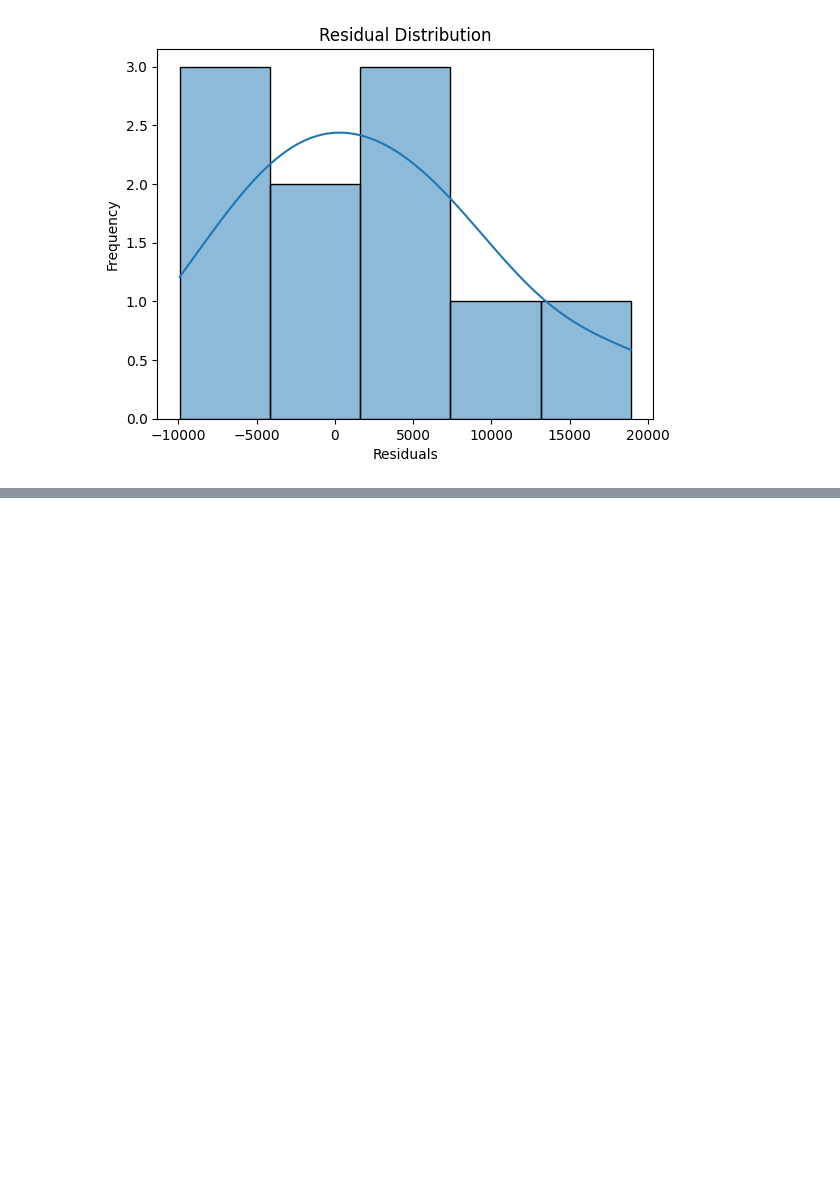
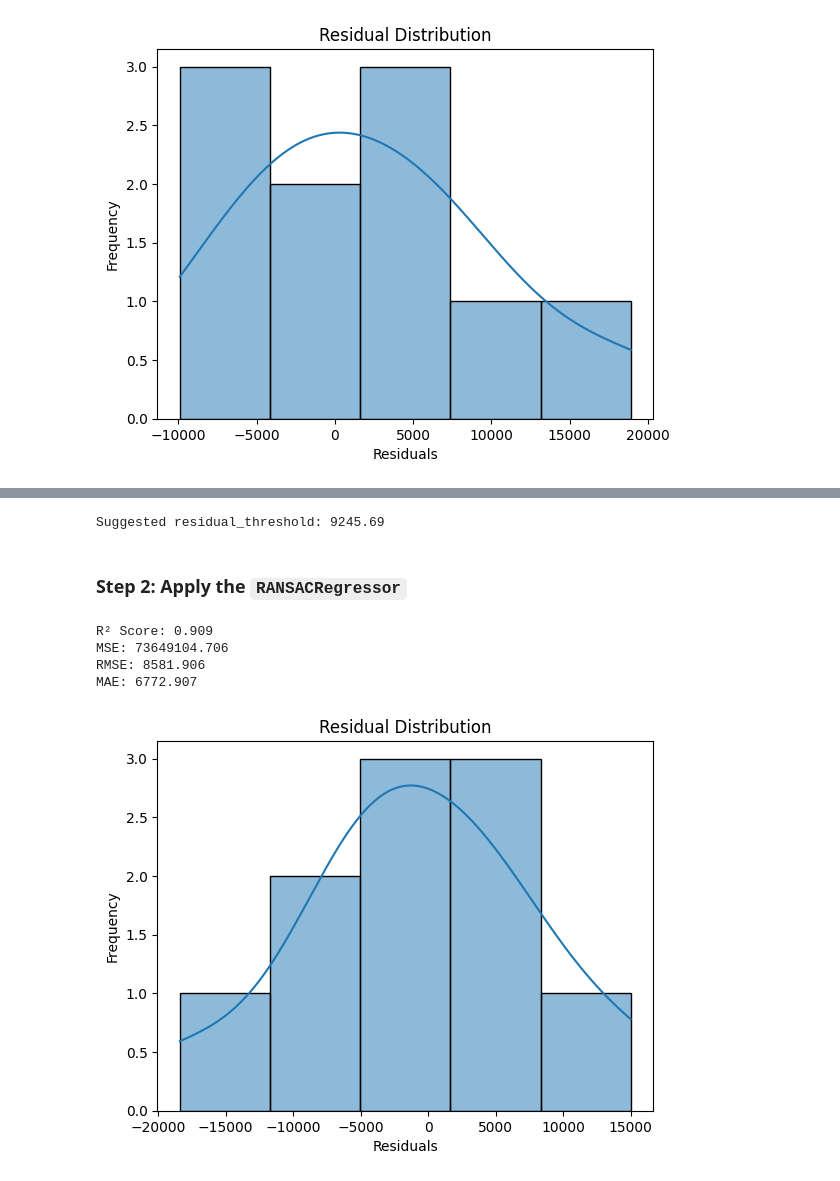
Before and after one commit to basu-binayak/TheMLVault, a Jupyter notebook: Regression/MLR_Linear_Huber_RANSAC_Theil-Sen.ipynb, the cells around one changed output, grey strips where cells are left out. Drawn from its saved outputs; the diff is of its cells as text; code cells hidden in the pictures; blank space fills up the shorter version.

```diff
--- a/Regression/MultipleLinearRegression.ipynb
+++ b/Regression/MLR_Linear_Huber_RANSAC_Theil-Sen.ipynb
@@ -572,0 +706,35 @@ MAE: 6430.578
+# %%
+import numpy as np
+
+numeric_cols = X_train.select_dtypes(include=['number']).columns.tolist()
+
+# data preprocessing
+preprocessor = ColumnTransformer(transformers=[
+    ('num_scaler', StandardScaler(), numeric_cols ),
+    ('encoder', OneHotEncoder(drop='first'), ['State']) # omits one dummy variable to byepass dummy variable trap
+], remainder='passthrough')
+
+# creating the regressor
+regressor = LinearRegression()
+
+# create the pipeline
+pipeline = Pipeline([
+    ('preprocessor', preprocessor),
+    ('regressor', regressor)
+])
+
+# fit the pipeline
+pipeline.fit(X_train,y_train)
+
+y_pred = pipeline.predict(X_test)
+
+# Compute residuals
+residuals = np.abs(y_test - y_pred)
+
+# Choose a threshold — e.g., 75th percentile
+threshold = np.percentile(residuals, 75)
+print(f"Suggested residual_threshold: {threshold:.2f}")
+# %% [output]
+Suggested residual_threshold: 9245.69
+# %% [markdown]
+### Step 2: Apply the `RANSACRegressor`
@@ -572,0 +772,27 @@ MAE: 6430.578
+# %%
+from sklearn.metrics import r2_score, mean_squared_error, mean_absolute_error
+
+# evaluate the model
+r2 = r2_score(y_test, y_predict)
+mse = mean_squared_error(y_test, y_predict)
+rmse = np.sqrt(mse)
+mae = mean_absolute_error(y_test, y_predict)
+
+print(f"R² Score: {r2:.3f}")
+print(f"MSE: {mse:.3f}")
+print(f"RMSE: {rmse:.3f}")
+print(f"MAE: {mae:.3f}")
+
+# Residual Plot
+residuals = y_test - y_predict
+sns.histplot(residuals, kde=True)
+plt.xlabel("Residuals")
+plt.ylabel("Frequency")
+plt.title("Residual Distribution")
+plt.show()
+# %% [output]
+R² Score: 0.909
+MSE: 73649104.706
+RMSE: 8581.906
+MAE: 6772.907
+[figure, added]
```
Also changed, not shown: parts of 22 cells of this notebook, 1 other file.
